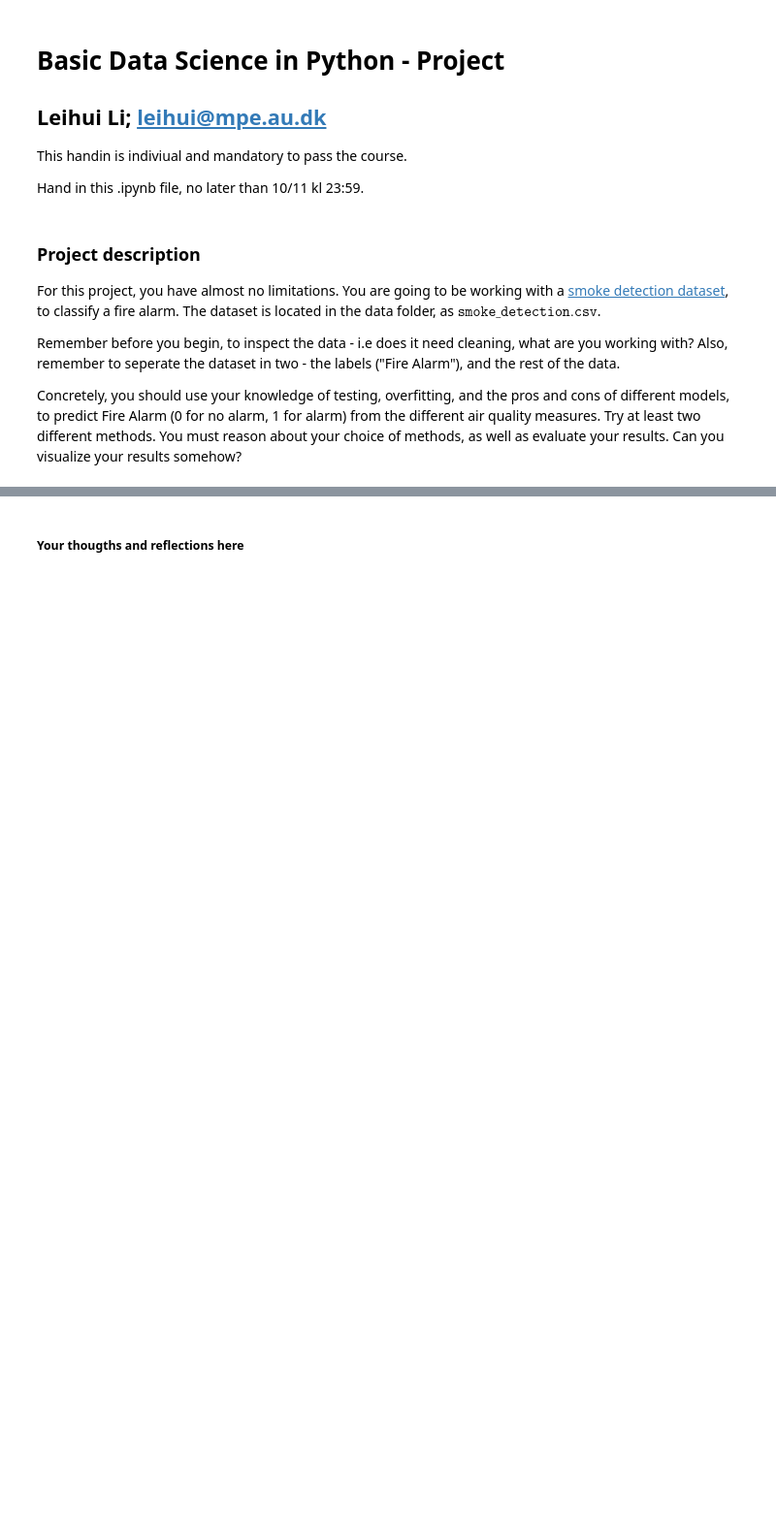
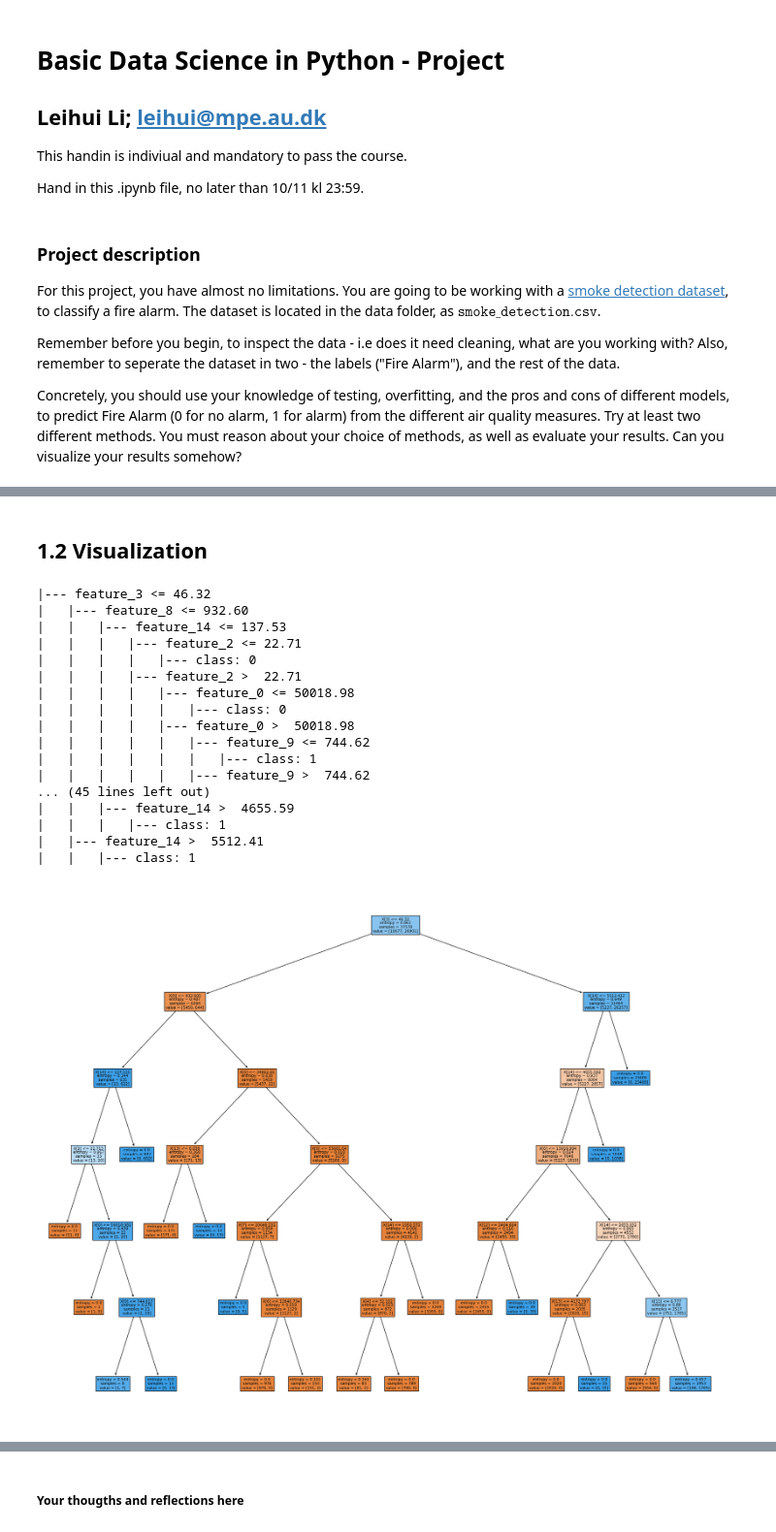
Before and after one commit to leihui6/basic-datascience23, a Jupyter notebook: handin/Leihui Li-FinalHandin-solution.ipynb, the cells around one changed output, grey strips where cells are left out. Shown at 97% size. Cells and saved outputs as stored; diff of their text form; code cells hidden in the pictures; blank space fills up the shorter version.

```diff
--- a/handin/Leihui Li-FinalHandin-solution.ipynb
+++ b/handin/Leihui Li-FinalHandin-solution.ipynb
@@ -43,16 +50,18 @@ features, labels = csv_data.iloc[:, :-1].to_numpy(), csv_data.iloc[:,-1].to_nump
 # %%
-print (features.shape, labels.shape, type(features), type(labels))
+# print (features.shape, labels.shape, type(features), type(labels))
 
-# build a dataset class
 from sklearn import tree
 np.set_printoptions(precision=3, suppress=True)
 
 X, y = features.copy(), labels.copy()
-X_train, X_test, y_train, y_test = train_test_split(X, y, test_size=0.25, random_state=42)
+X_train, X_test, y_train, y_test = train_test_split(X, y, test_size=0.4, random_state=42)
 
-print (X_train.shape, X_test.shape)
-print (X_train[0].tolist(),'\n', X_train[0].tolist())
+print (f"Train data length:{X_train.shape}, Test data length:{X_test.shape}")
+x_i = random.randint(0, len(X_test))
+print (f"Here is an example: we select \"{x_i}\" th in Test data:")
+print (f"feature:{X_train[x_i].tolist()} \nIts label is { y_train[x_i].tolist()}")
 
+# Build decision tree and model
 clf_model = tree.DecisionTreeClassifier(
     criterion='entropy',
     splitter = 'random',
@@ -62,16 +71,15 @@ clf_model = tree.DecisionTreeClassifier(
     min_samples_leaf=1,
     min_samples_split=2)
 clf_model = clf_model.fit(X_train, y_train)
+# evalute by score
 clf_score_sample, clf_score_test = clf_model.score(X_train,y_train), clf_model.score(X_test,y_test)
-#     print (clf_model.get_params())
-print (f"sampe score: {clf_score_sample} test score: {clf_score_test}")
 
-x_i = random.randint(0, len(X_test))
-print (f"we select the {x_i}th among the test data")
-print (f"Ground Truth:\n{X_test[x_i].tolist()} -> {y_test[x_i]}")
-print (f"Predict Result:\n{clf_model.predict(X_test[x_i].reshape(1, -item()}")
+print (f"The parameters of this decision tree are as follows:")
+print (clf_model.get_params())
 
-# test using some simple methods
+print (f"Training score: {clf_score_sample} test score: {clf_score_test}")
 
-# use machine learning to classifiy
+print (f"We select the {x_i} th among the test data:")
+print (f"ground Truth:\n{X_test[x_i].tolist()} -> {y_test[x_i]}")
+print (f"predict Result:\n{clf_model.predict(X_test[x_i].reshape(1, -1))}")
 # %% [output]
@@ -78,0 +98,29 @@ SyntaxError: f-string: closing parenthesis '}' does not match opening parenthesi
+# %% [markdown]
+## 1.2 Visualization
+# %%
+text_representation = tree.export_text(clf_model)
+print(text_representation)
+
+import sklearn
+plt.figure(figsize=(25,20)) # Resize figure
+sklearn.tree.plot_tree(clf_model, filled=True)
+plt.show()
+# %% [output]
+|--- feature_3 <= 46.32
+|   |--- feature_8 <= 932.60
+|   |   |--- feature_14 <= 137.53
+|   |   |   |--- feature_2 <= 22.71
+|   |   |   |   |--- class: 0
+|   |   |   |--- feature_2 >  22.71
+|   |   |   |   |--- feature_0 <= 50018.98
+|   |   |   |   |   |--- class: 0
+|   |   |   |   |--- feature_0 >  50018.98
+|   |   |   |   |   |--- feature_9 <= 744.62
+|   |   |   |   |   |   |--- class: 1
+|   |   |   |   |   |--- feature_9 >  744.62
+... (45 lines left out)
+|   |   |--- feature_14 >  4655.59
+|   |   |   |--- class: 1
+|   |--- feature_14 >  5512.41
+|   |   |--- class: 1
+[figure, added]
```
Also changed, not shown: parts of 12 cells of this notebook, 1 other file.
